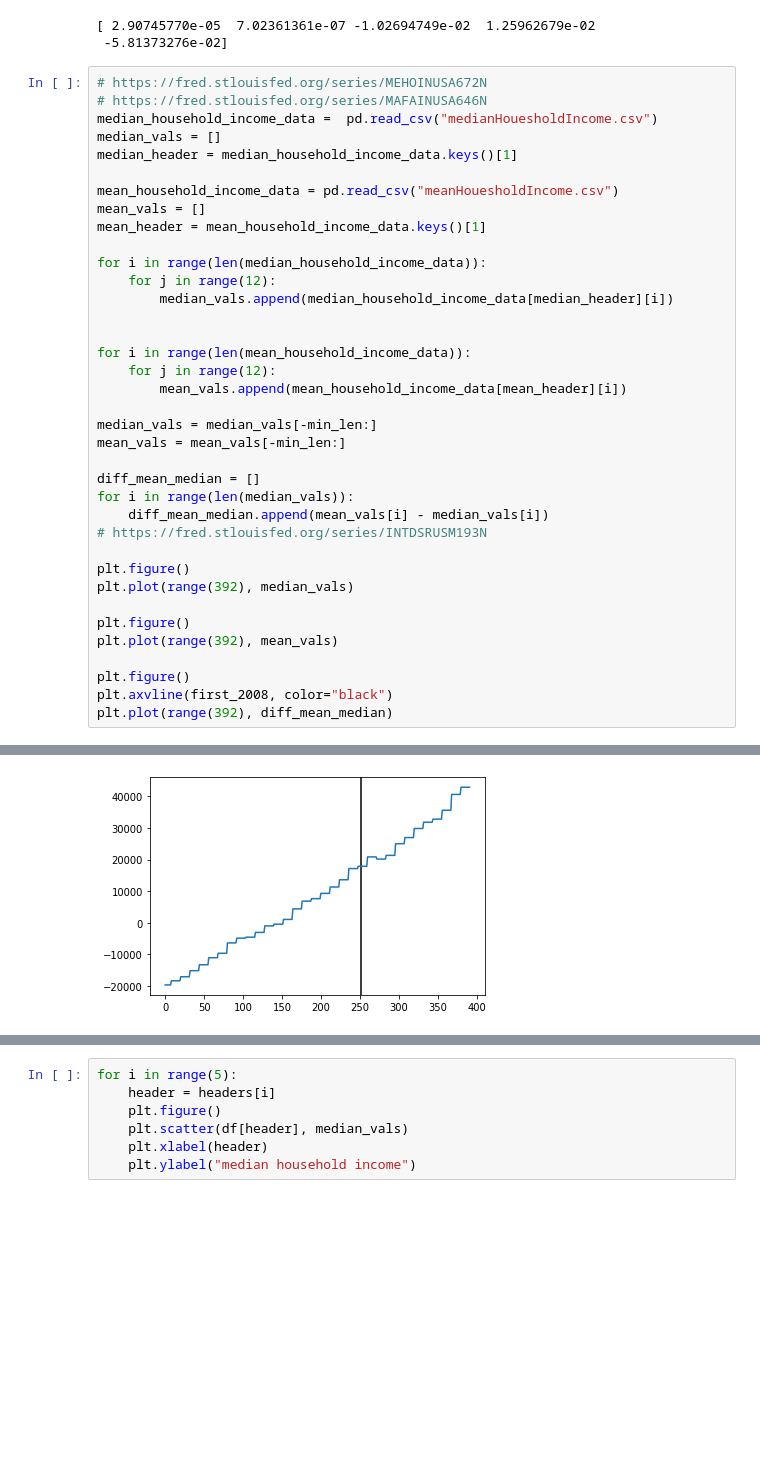
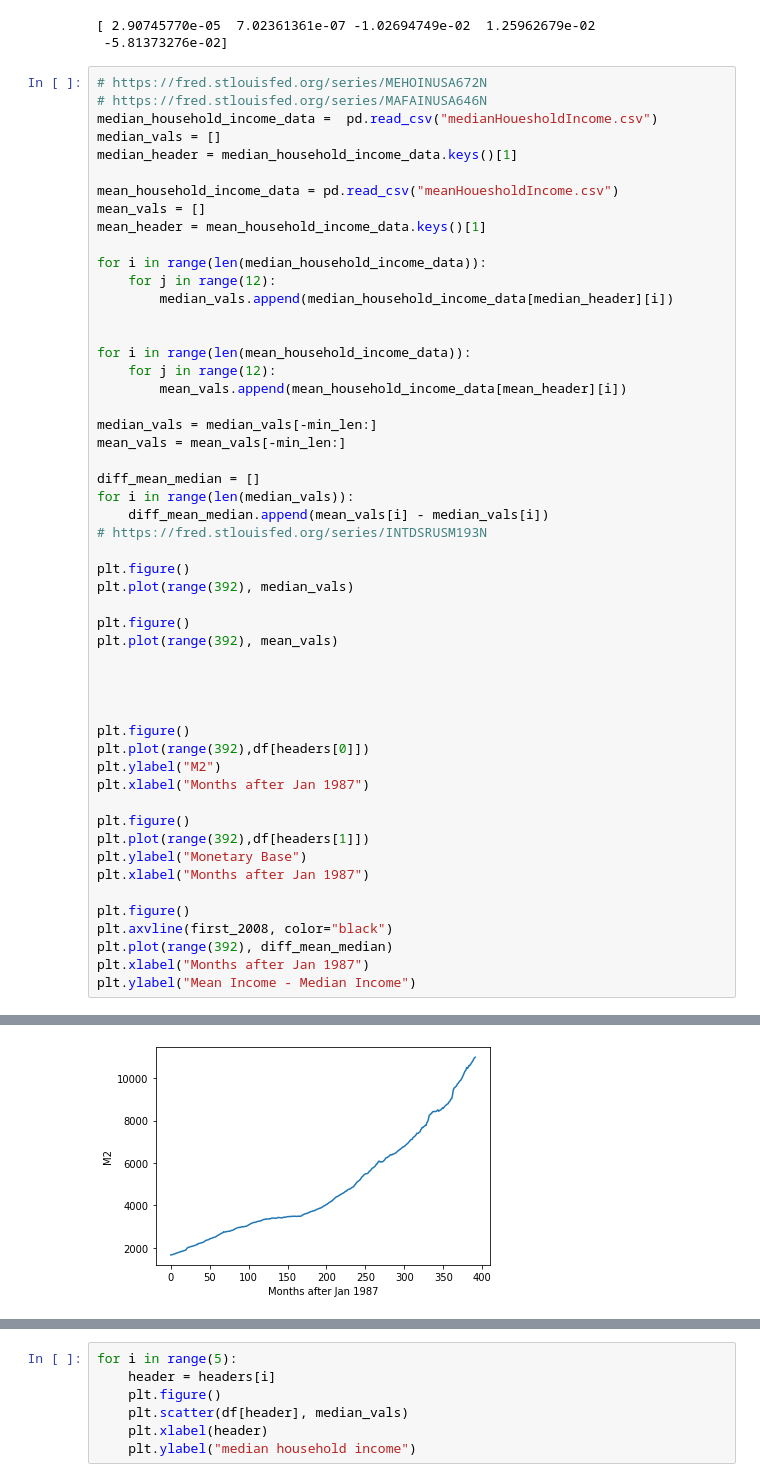
Before and after one commit to bkilian15/BurstingBubbles, a Jupyter notebook: Untitled.ipynb, the cells around one changed output, grey strips where cells are left out. Saved outputs shown, nothing was run; the diff lists cells and outputs as text; blank space fills up the shorter version.

```diff
--- a/Untitled.ipynb
+++ b/Untitled.ipynb
@@ -201,7 +202,22 @@ plt.plot(range(392), median_vals)
 plt.figure()
 plt.plot(range(392), mean_vals)
 
+
+
+
+plt.figure()
+plt.plot(range(392),df[headers[0]])
+plt.ylabel("M2")
+plt.xlabel("Months after Jan 1987")
+
+plt.figure()
+plt.plot(range(392),df[headers[1]])
+plt.ylabel("Monetary Base")
+plt.xlabel("Months after Jan 1987")
+
 plt.figure()
 plt.axvline(first_2008, color="black")
 plt.plot(range(392), diff_mean_median)
+plt.xlabel("Months after Jan 1987")
+plt.ylabel("Mean Income - Median Income")
 # %% [output]
@@ -209,3 +225,3 @@ plt.plot(range(392), diff_mean_median)
 [figure]
 [figure]
-[figure, old version]
+[figure, new version]
```
Also changed, not shown: parts of 10 cells of this notebook, 1 other file.
